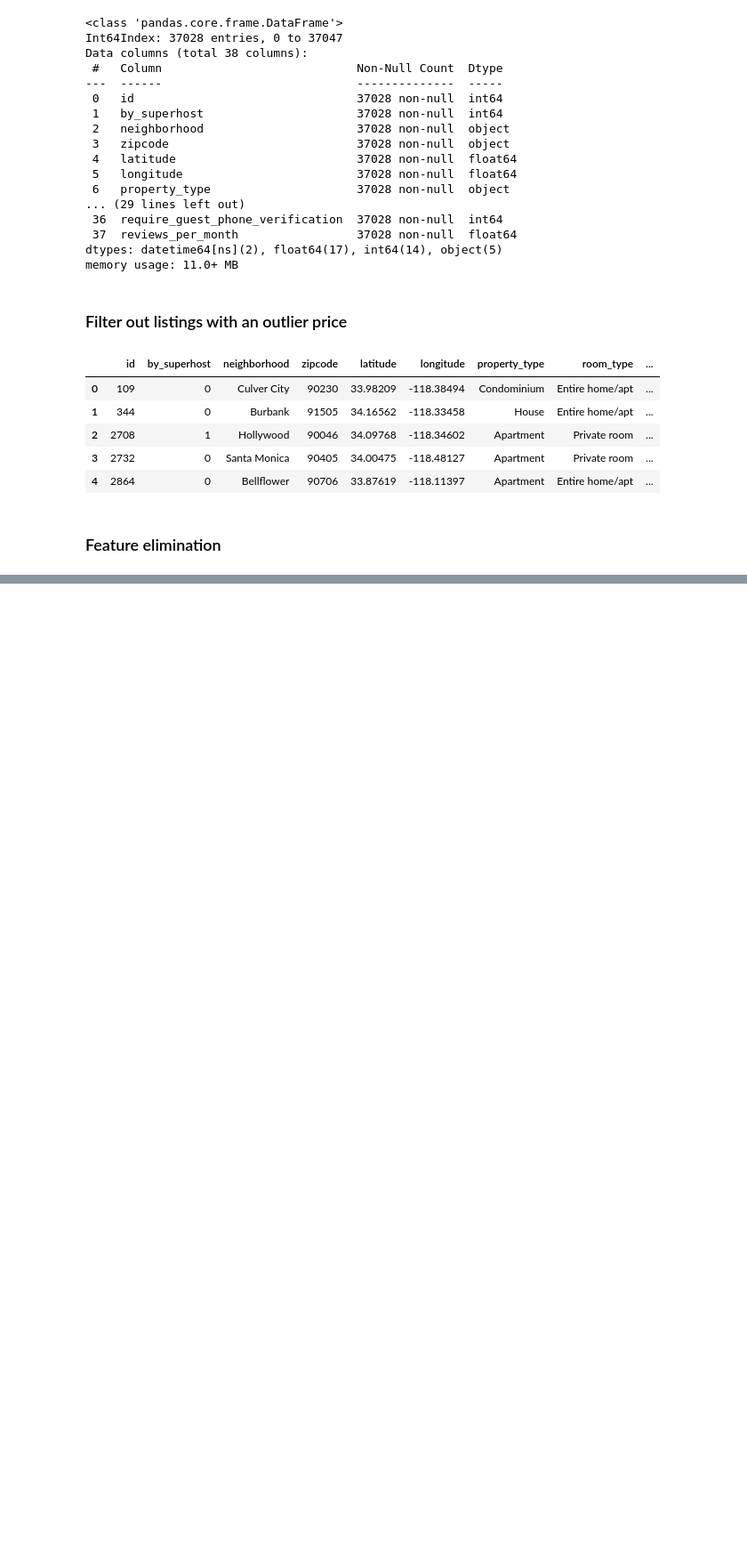
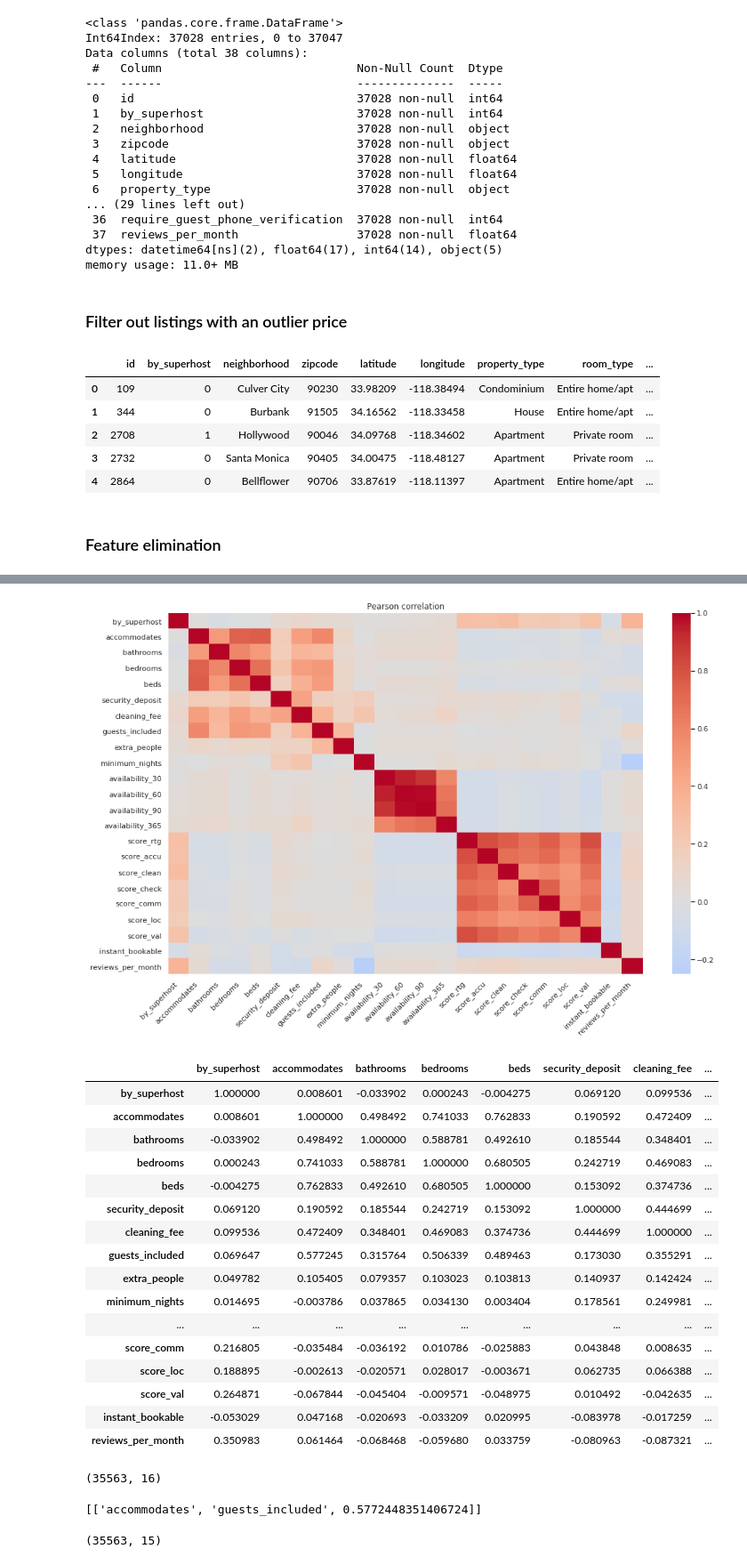
Before and after one commit to tri-bui/airbnb-la-listings, a Jupyter notebook: 3-modeling.ipynb, the cells around one changed output, grey strips where cells are left out. Shown at 89% size. Cells and saved outputs as stored; diff of their text form; code cells hidden in the pictures; blank space fills up the shorter version.

```diff
--- a/3-modeling.ipynb
+++ b/3-modeling.ipynb
@@ -62,3 +62,8 @@ list765.head()
 | 4 | 2864 | 0 | Bellflower | 90706 | 33.87619 | -118.11397 | Apartment | Entire home/apt | ... |
 # %% [markdown]
 ### Feature elimination
+# %%
+# Remove unnecessary or redundant features
+unnecessary_feats = ['id', 'zipcode', 'latitude', 'longitude', 'number_of_reviews', 'number_of_reviews_ltm', 'first_review', 'last_review']
+list765.drop(unnecessary_feats, axis=1, inplace=True)
+list765.shape
@@ -64,0 +78,4 @@ list765.head()
+# %%
+# Check for (quasi-) constant features
+const_feats = utils.const_feats(df=list765)
+print(const_feats)
@@ -64,0 +90,4 @@ list765.head()
+# %%
+# Drop all of the above columns
+list765.drop(const_feats, axis=1, inplace=True)
+list765.shape
@@ -64,0 +107,46 @@ list765.head()
+# %%
+# Exclude the price and categorical features
+exclude = list765.dtypes[list765.dtypes == 'object'].index.tolist() + ['price']
+var_list = [col for col in list765.columns if col not in exclude]
+
+# Check for correlation among the features
+plt.figure(figsize=(16, 10))
+plotting.corr_heatmap(df=list765, var_list=var_list, palette='coolwarm', center=0)
+# %% [output]
+[figure, added]
+|  | by_superhost | accommodates | bathrooms | bedrooms | beds | security_deposit | cleaning_fee | ... |
+| by_superhost | 1.000000 | 0.008601 | -0.033902 | 0.000243 | -0.004275 | 0.069120 | 0.099536 | ... |
+| accommodates | 0.008601 | 1.000000 | 0.498492 | 0.741033 | 0.762833 | 0.190592 | 0.472409 | ... |
+| bathrooms | -0.033902 | 0.498492 | 1.000000 | 0.588781 | 0.492610 | 0.185544 | 0.348401 | ... |
+| bedrooms | 0.000243 | 0.741033 | 0.588781 | 1.000000 | 0.680505 | 0.242719 | 0.469083 | ... |
+| beds | -0.004275 | 0.762833 | 0.492610 | 0.680505 | 1.000000 | 0.153092 | 0.374736 | ... |
+| security_deposit | 0.069120 | 0.190592 | 0.185544 | 0.242719 | 0.153092 | 1.000000 | 0.444699 | ... |
+| cleaning_fee | 0.099536 | 0.472409 | 0.348401 | 0.469083 | 0.374736 | 0.444699 | 1.000000 | ... |
+| guests_included | 0.069647 | 0.577245 | 0.315764 | 0.506339 | 0.489463 | 0.173030 | 0.355291 | ... |
+| extra_people | 0.049782 | 0.105405 | 0.079357 | 0.103023 | 0.103813 | 0.140937 | 0.142424 | ... |
+| minimum_nights | 0.014695 | -0.003786 | 0.037865 | 0.034130 | 0.003404 | 0.178561 | 0.249981 | ... |
+| ... | ... | ... | ... | ... | ... | ... | ... | ... |
+| score_comm | 0.216805 | -0.035484 | -0.036192 | 0.010786 | -0.025883 | 0.043848 | 0.008635 | ... |
+| score_loc | 0.188895 | -0.002613 | -0.020571 | 0.028017 | -0.003671 | 0.062735 | 0.066388 | ... |
+| score_val | 0.264871 | -0.067844 | -0.045404 | -0.009571 | -0.048975 | 0.010492 | -0.042635 | ... |
+| instant_bookable | -0.053029 | 0.047168 | -0.020693 | -0.033209 | 0.020995 | -0.083978 | -0.017259 | ... |
+| reviews_per_month | 0.350983 | 0.061464 | -0.068468 | -0.059680 | 0.033759 | -0.080963 | -0.087321 | ... |
+# %%
+# Drop correlated features, but keep 1 feature from each correlation group
+corr_feats = ['bathrooms', 'bedrooms', 'beds', # Keep `accommodates`
+              'availability_30', 'availability_60', 'availability_90', # Keep `availability_365`
+              'score_accu', 'score_clean', 'score_check', 'score_comm', 'score_loc', 'score_val'] # Keep `score_rtg`
+list765.drop(corr_feats, axis=1, inplace=True)
+list765.shape
+# %% [output]
+(35563, 16)
+# %%
+# Check for any other high correlations
+utils.corr_feats(list765.drop(exclude, axis=1))
+# %% [output]
+[['accommodates', 'guests_included', 0.5772448351406724]]
+# %%
+list765.drop('guests_included', axis=1, inplace=True)
+list765.shape
+# %% [output]
+(35563, 15)
```
Also changed, not shown: parts of 8 cells of this notebook, 2 other files.
